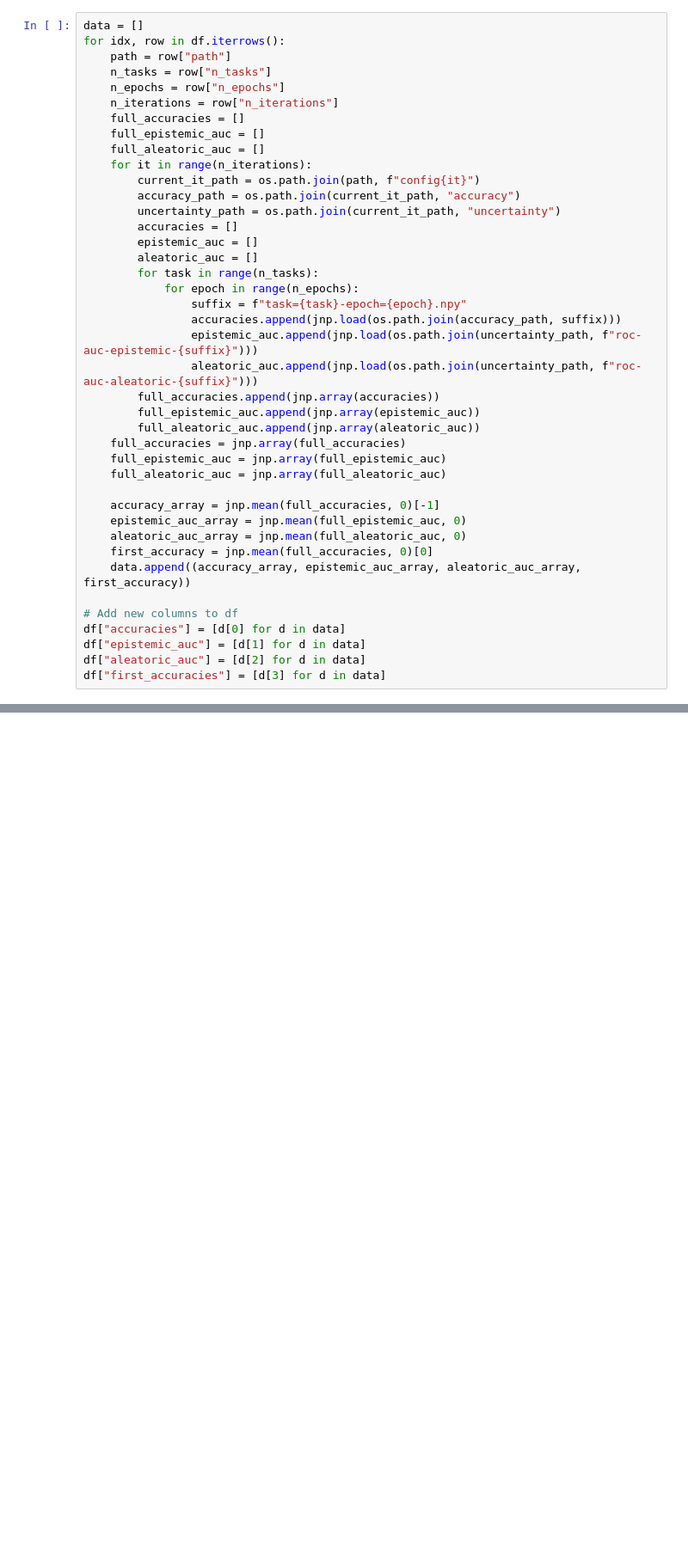
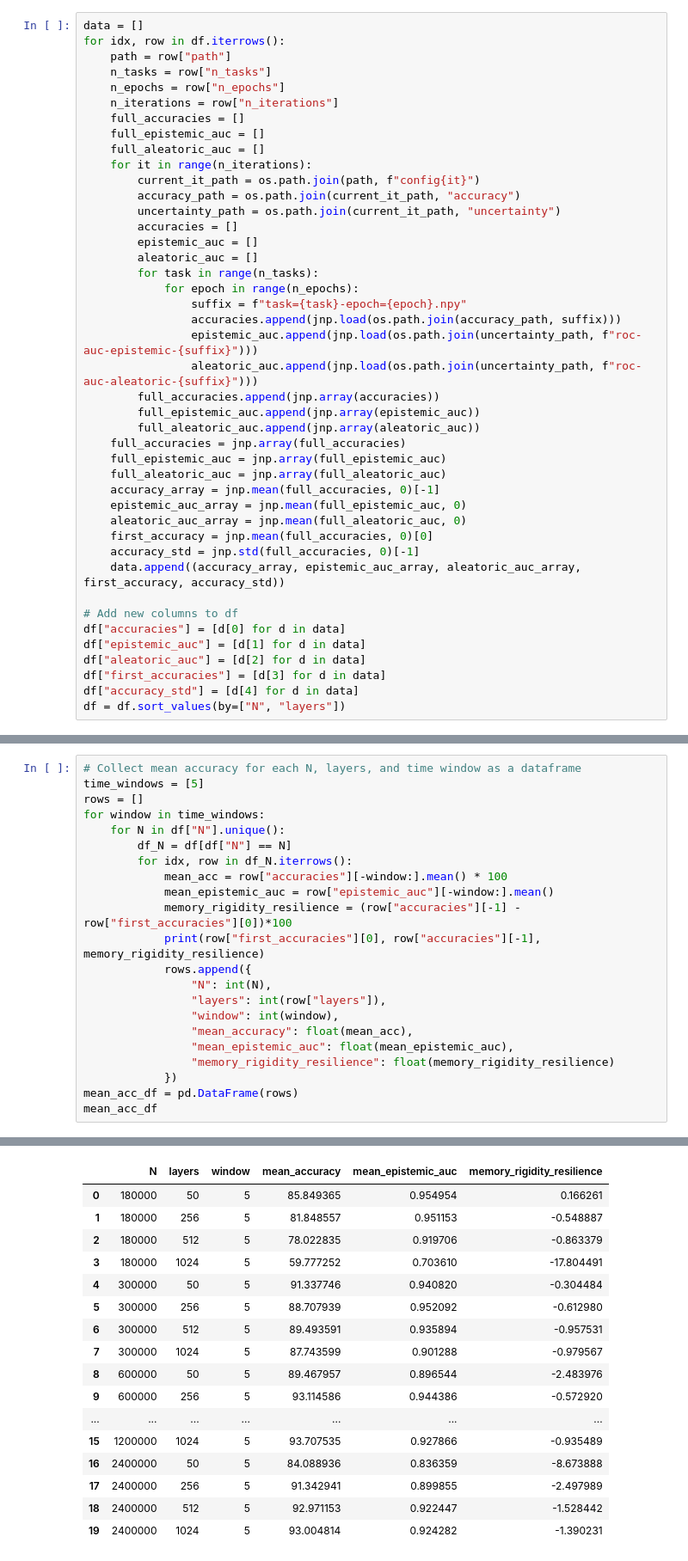
Before and after one commit to kellian-cottart/mesu-pmnist, a Jupyter notebook: figure-pmnist-N-study.ipynb, the cells around one changed output, grey strips where cells are left out. Shown at 86% size. Drawn from its saved outputs; the diff is of its cells as text; blank space fills up the shorter version.

```diff
--- a/figure-pmnist-N-study.ipynb
+++ b/figure-pmnist-N-study.ipynb
@@ -92,15 +93,17 @@ for idx, row in df.iterrows():
     full_accuracies = jnp.array(full_accuracies)
     full_epistemic_auc = jnp.array(full_epistemic_auc)
     full_aleatoric_auc = jnp.array(full_aleatoric_auc)
-
     accuracy_array = jnp.mean(full_accuracies, 0)[-1]
     epistemic_auc_array = jnp.mean(full_epistemic_auc, 0)
     aleatoric_auc_array = jnp.mean(full_aleatoric_auc, 0)
     first_accuracy = jnp.mean(full_accuracies, 0)[0]
-    data.append((accuracy_array, epistemic_auc_array, aleatoric_auc_array, first_accuracy))
+    accuracy_std = jnp.std(full_accuracies, 0)[-1]
+    data.append((accuracy_array, epistemic_auc_array, aleatoric_auc_array, first_accuracy, accuracy_std))
 
 # Add new columns to df
 df["accuracies"] = [d[0] for d in data]
 df["epistemic_auc"] = [d[1] for d in data]
 df["aleatoric_auc"] = [d[2] for d in data]
 df["first_accuracies"] = [d[3] for d in data]
+df["accuracy_std"] = [d[4] for d in data]
+df = df.sort_values(by=["N", "layers"])
@@ -262,0 +110,23 @@ for N in df["N"].unique():
+# %%
+# Collect mean accuracy for each N, layers, and time window as a dataframe
+time_windows = [5]
+rows = []
+for window in time_windows:
+    for N in df["N"].unique():
+        df_N = df[df["N"] == N]
+        for idx, row in df_N.iterrows():
+            mean_acc = row["accuracies"][-window:].mean() * 100
+            mean_epistemic_auc = row["epistemic_auc"][-window:].mean()
+            memory_rigidity_resilience = (row["accuracies"][-1] - row["first_accuracies"][0])*100
+            print(row["first_accuracies"][0], row["accuracies"][-1], memory_rigidity_resilience)
+            rows.append({
+                "N": int(N),
+                "layers": int(row["layers"]),
+                "window": int(window),
+                "mean_accuracy": float(mean_acc),
+                "mean_epistemic_auc": float(mean_epistemic_auc),
+                "memory_rigidity_resilience": float(memory_rigidity_resilience)
+            })
+mean_acc_df = pd.DataFrame(rows)
+mean_acc_df
+# %% [output]
@@ -262,0 +153,17 @@ for N in df["N"].unique():
+|  | N | layers | window | mean_accuracy | mean_epistemic_auc | memory_rigidity_resilience |
+| 0 | 180000 | 50 | 5 | 85.849365 | 0.954954 | 0.166261 |
+| 1 | 180000 | 256 | 5 | 81.848557 | 0.951153 | -0.548887 |
+| 2 | 180000 | 512 | 5 | 78.022835 | 0.919706 | -0.863379 |
+| 3 | 180000 | 1024 | 5 | 59.777252 | 0.703610 | -17.804491 |
+| 4 | 300000 | 50 | 5 | 91.337746 | 0.940820 | -0.304484 |
+| 5 | 300000 | 256 | 5 | 88.707939 | 0.952092 | -0.612980 |
+| 6 | 300000 | 512 | 5 | 89.493591 | 0.935894 | -0.957531 |
+| 7 | 300000 | 1024 | 5 | 87.743599 | 0.901288 | -0.979567 |
+| 8 | 600000 | 50 | 5 | 89.467957 | 0.896544 | -2.483976 |
+| 9 | 600000 | 256 | 5 | 93.114586 | 0.944386 | -0.572920 |
+| ... | ... | ... | ... | ... | ... | ... |
+| 15 | 1200000 | 1024 | 5 | 93.707535 | 0.927866 | -0.935489 |
+| 16 | 2400000 | 50 | 5 | 84.088936 | 0.836359 | -8.673888 |
+| 17 | 2400000 | 256 | 5 | 91.342941 | 0.899855 | -2.497989 |
+| 18 | 2400000 | 512 | 5 | 92.971153 | 0.922447 | -1.528442 |
+| 19 | 2400000 | 1024 | 5 | 93.004814 | 0.924282 | -1.390231 |
```
Also changed, not shown: parts of 8 cells of this notebook, 19 other files.
